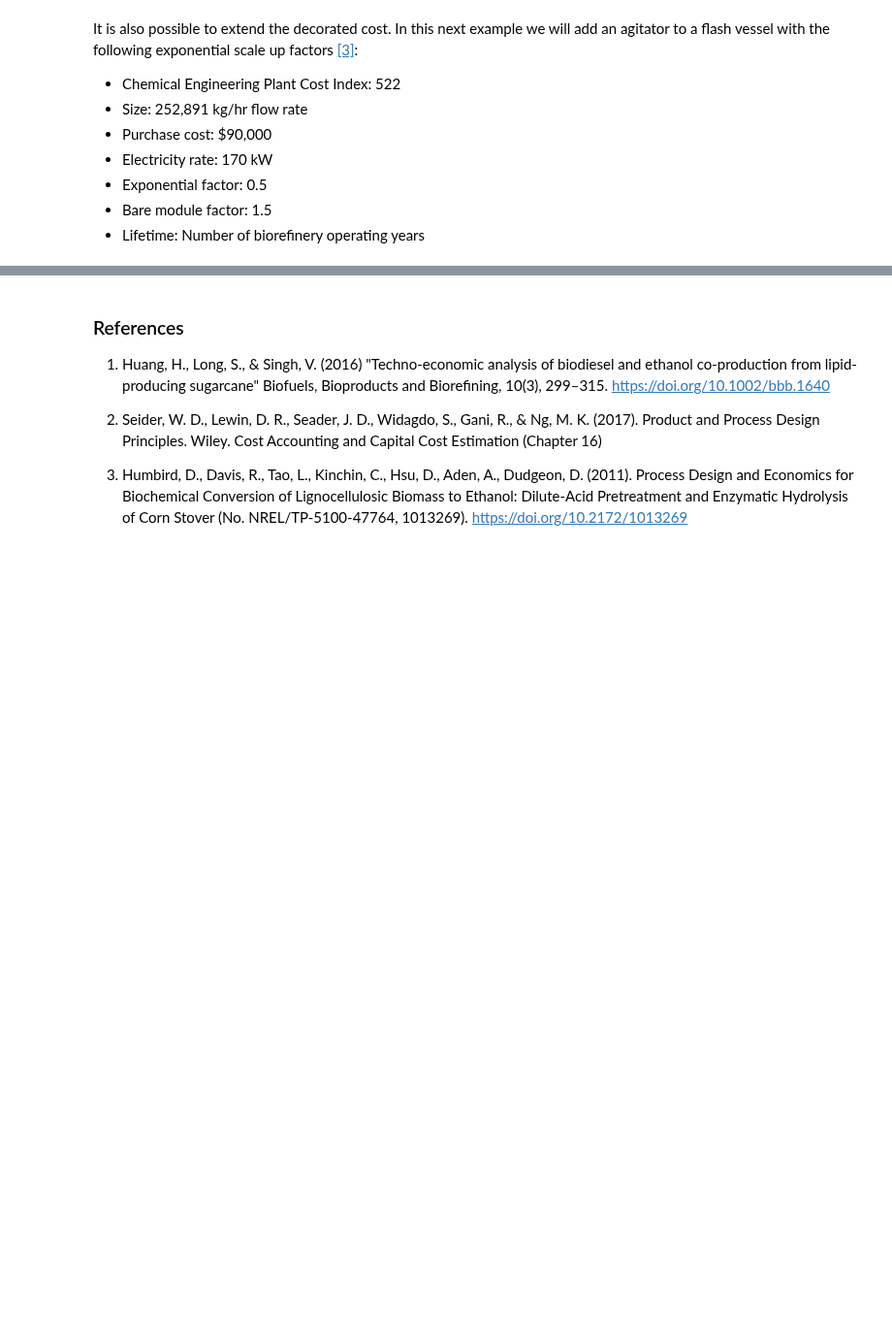
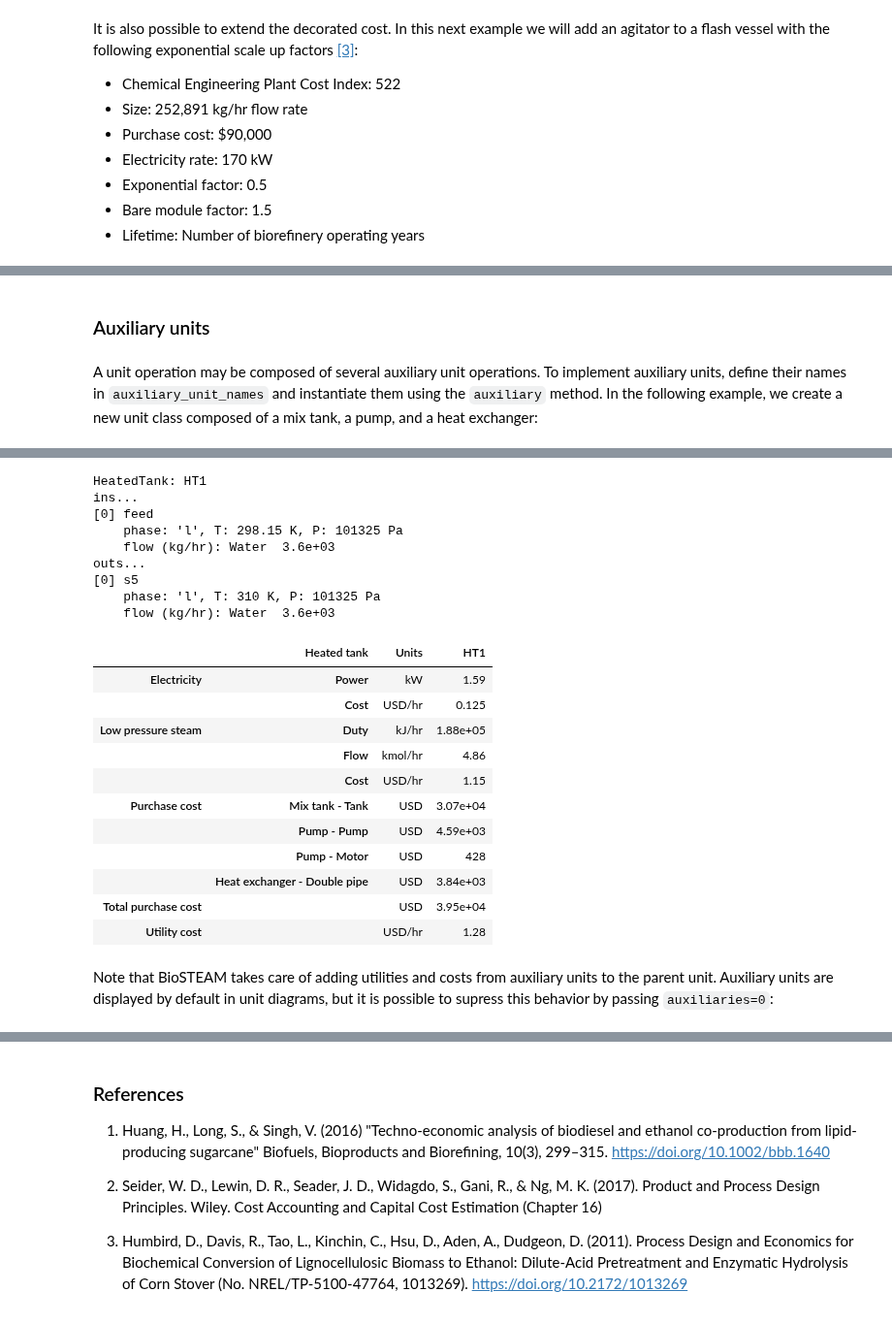
Before and after one commit to BioSTEAMDevelopmentGroup/biosteam, a Jupyter notebook: docs/tutorial/Inheriting_from_Unit.ipynb, the cells around one changed output, grey strips where cells are left out. Shown at 97% size. Drawn from its saved outputs; the diff is of its cells as text; code cells hidden in the pictures; blank space fills up the shorter version.

Commit message:
use new API for creating auxiliaries and document it

```diff
--- a/docs/tutorial/Inheriting_from_Unit.ipynb
+++ b/docs/tutorial/Inheriting_from_Unit.ipynb
@@ -492 +490,54 @@ Total purchase cost                                     USD      1.36e+05
 Utility cost                                         USD/hr           175
+# %% [markdown]
+### Auxiliary units
+# %% [markdown]
+A unit operation may be composed of several auxiliary unit operations. To implement auxiliary units, define their names in  `auxiliary_unit_names` and instantiate them using the `auxiliary` method. In the following example, we create a new unit class composed of a mix tank, a pump, and a heat exchanger:
+# %%
+class HeatedTank(bst.Unit):
+    # Define names of auxiliary units
+    auxiliary_unit_names = ('mix_tank', 'pump', 'heat_exchanger')
+
+    def __init__(self, ID='', ins=None, outs=(), thermo=None, *, T):
+        bst.Unit.__init__(self, ID, ins, outs, thermo)
+        pump = self.auxiliary(
+            'pump', # name of auxiliary unit
+            bst.Pump, # class of auxiliary unit
+            ins=self.ins, # inlets to auxiliary unit (can be the same as parent unit)
+        )
+        heat_exchanger = self.auxiliary(
+            'heat_exchanger', # name
+            bst.HXutility, # class
+            ins=pump.outlet, # outlet from pump is the inlet to heat exchanger
+            T=T, #: additional arguments to HXutility (Temperature [K])
+        )
+        tank = self.auxiliary(
+            'mix_tank', # name
+            bst.MixTank, # class
+            ins=heat_exchanger.outlet, # connect
+            outs=self.outs, # outlet from auxiliary unit (can be the same as parent unit)
+        )
+
+    def _run(self):
+        # Run auxiliary unit operations internally
+        self.pump._run()
+        self.heat_exchanger._run()
+        self.mix_tank._run()
+
+    def _design(self):
+        # Explicitly design and cost auxiliaries
+        self.pump._design()
+        self.heat_exchanger._design()
+        self.mix_tank._design()
+
+    def _cost(self):
+        self.pump._cost()
+        self.heat_exchanger._cost()
+        self.mix_tank._cost()
+
+feed = bst.Stream('feed', Water=200)
+HT1 = HeatedTank('HT1', ins=feed, T=310)
+HT1.simulate()
+HT1.diagram(format='svg')
+HT1.show()
+HT1.results()
+# %% [output]
@@ -492,0 +545,23 @@ Utility cost                                         USD/hr           175
+HeatedTank: HT1
+ins...
+[0] feed
+    phase: 'l', T: 298.15 K, P: 101325 Pa
+    flow (kg/hr): Water  3.6e+03
+outs...
+[0] s5
+    phase: 'l', T: 310 K, P: 101325 Pa
+    flow (kg/hr): Water  3.6e+03
+|  | Heated tank | Units | HT1 |
+| Electricity | Power | kW | 1.59 |
+|  | Cost | USD/hr | 0.125 |
+| Low pressure steam | Duty | kJ/hr | 1.88e+05 |
+|  | Flow | kmol/hr | 4.86 |
+|  | Cost | USD/hr | 1.15 |
+| Purchase cost | Mix tank - Tank | USD | 3.07e+04 |
+|  | Pump - Pump | USD | 4.59e+03 |
+|  | Pump - Motor | USD | 428 |
+|  | Heat exchanger - Double pipe | USD | 3.84e+03 |
+| Total purchase cost |  | USD | 3.95e+04 |
+| Utility cost |  | USD/hr | 1.28 |
+# %% [markdown]
+Note that BioSTEAM takes care of adding utilities and costs from auxiliary units to the parent unit. Auxiliary units are displayed by default in unit diagrams, but it is possible to supress this behavior by passing `auxiliaries=0`:
```
Also changed, not shown: parts of 5 cells of this notebook, 6 other files.
